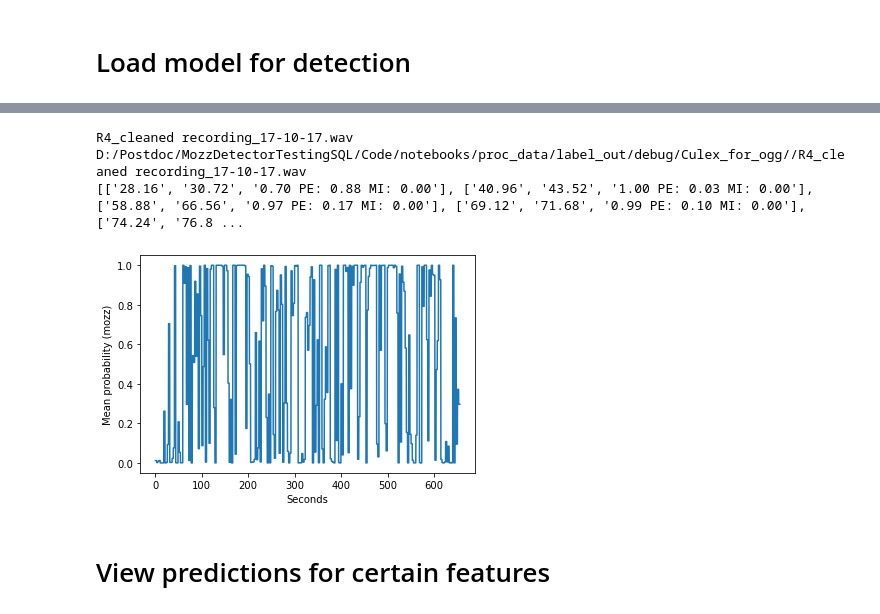
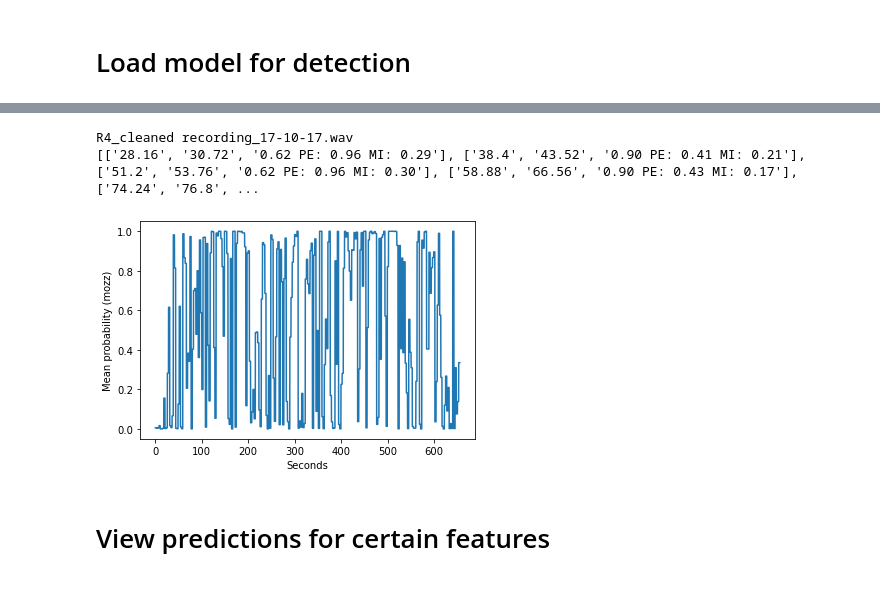
Before and after one commit to HumBug-Mosquito/MozzBNN, a Jupyter notebook: Code/notebooks/VAD_detector_pipeline.ipynb, the cells around one changed output, grey strips where cells are left out. Drawn from its saved outputs; the diff is of its cells as text; code cells hidden in the pictures.

Commit message:
Updated pipeline for aac testing, detection with custom filtering rules

```diff
--- a/Code/notebooks/VAD_detector_pipeline.ipynb
+++ b/Code/notebooks/VAD_detector_pipeline.ipynb
@@ -178,0 +83,4 @@ for subdir in subdirectories:
+# %%
+model_name = 'clf_CDC_mfcc-cut20'
+with open('../models/' + model_name + '.pickle', 'rb') as handle:
+    clf = pickle.load(handle)
@@ -240,7 +445,7 @@ to_filter = False
 norm = False
 step_size= 40
 BNN = True
-n_samples = 1
+n_samples = 100
 
 if norm:
     mean= np.load('mean_norm.npy')
@@ -263,46 +468,37 @@ for subdir in subdirectories:
 #             X_CNN = (X_CNN - mean)/std
 #             print(np.shape(X_CNN))
 
             if BNN:
                 out = []
                 for i in range(n_samples):
                     out.append(model.predict(X_CNN))
 
                 G_X, U_X, _ = util.active_BALD(np.log(out), X_CNN, 2)
                 preds_list = util.detect_timestamps_BNN(np.repeat(np.mean(out, axis=0), step_size, axis=0),
                                       np.repeat(G_X, step_size, axis=0),
                                       np.repeat(U_X, step_size, axis=0))
 
             if to_filter:
                 preds_filt = np.zeros([len(preds_CNN),2])
                 preds_filt[:,1] = medfilt(preds_CNN[:,1], kernel_size=51)
                 preds_filt[:,0] = 1 - preds_filt[:,1]
                 preds_CNN = preds_filt
 
 #             preds_list = util.detect_timestamps_BNN(np.repeat(preds_CNN, step_size, axis=0))
             print(preds_list)
             plt.plot((1/sr)*librosa.frames_to_samples(np.arange(len(np.repeat(np.mean(out, axis=0),step_size, axis=0))), hop_length=512),
                                                np.repeat(np.mean(out, axis=0), step_size, axis=0)[:,1])
             plt.xlabel('Seconds')
             plt.ylabel('Mean probability (mozz)')
             plt.show()
-#             preds_prob = clf.predict_proba(X)
-#             preds_list = util.detect_timestamps(preds_prob)
-#             plt.plot(preds_prob[:,1])
-#             plt.show()
-#             print(np.shape(preds_CNN))
-#             print(np.shape(preds_prob))
-#             ipdb.set_trace()
+
 
             if not os.path.exists(dir_out + subdir): os.makedirs(dir_out + subdir)
-#             with open(dir_out + subdir + '/mozz_pred_list' + filename + '.pkl', 'wb') as f:
-#                 pickle.dump(preds_list, f)
-            np.savetxt(dir_out + subdir + '/' + 'BNN_fast_step_40_' + str(model_name) + filename + '.txt', preds_list, fmt='%s', delimiter='\t')
+            np.savetxt(dir_out + subdir + '/' + 'BNN_step_40_samples_100' + str(model_name) + filename + '.txt', preds_list, fmt='%s', delimiter='\t')
 # %% [output]
 R4_cleaned recording_17-10-17.wav
-D:/Postdoc/MozzDetectorTestingSQL/Code/notebooks/proc_data/label_out/debug/Culex_for_ogg//R4_cleaned recording_17-10-17.wav
-[['28.16', '30.72', '0.70 PE: 0.88 MI: 0.00'], ['40.96', '43.52', '1.00 PE: 0.03 MI: 0.00'], ['58.88', '66.56', '0.97 PE: 0.17 MI: 0.00'], ['69.12', '71.68', '0.99 PE: 0.10 MI: 0.00'], ['74.24', '76.8 ...
+[['28.16', '30.72', '0.62 PE: 0.96 MI: 0.29'], ['38.4', '43.52', '0.90 PE: 0.41 MI: 0.21'], ['51.2', '53.76', '0.62 PE: 0.96 MI: 0.30'], ['58.88', '66.56', '0.90 PE: 0.43 MI: 0.17'], ['74.24', '76.8', ...
-[figure, old version]
+[figure, new version]
 # %% [markdown]
 # View predictions for certain features
 # %%
```
Also changed, not shown: parts of 22 cells of this notebook, 1 other file.
